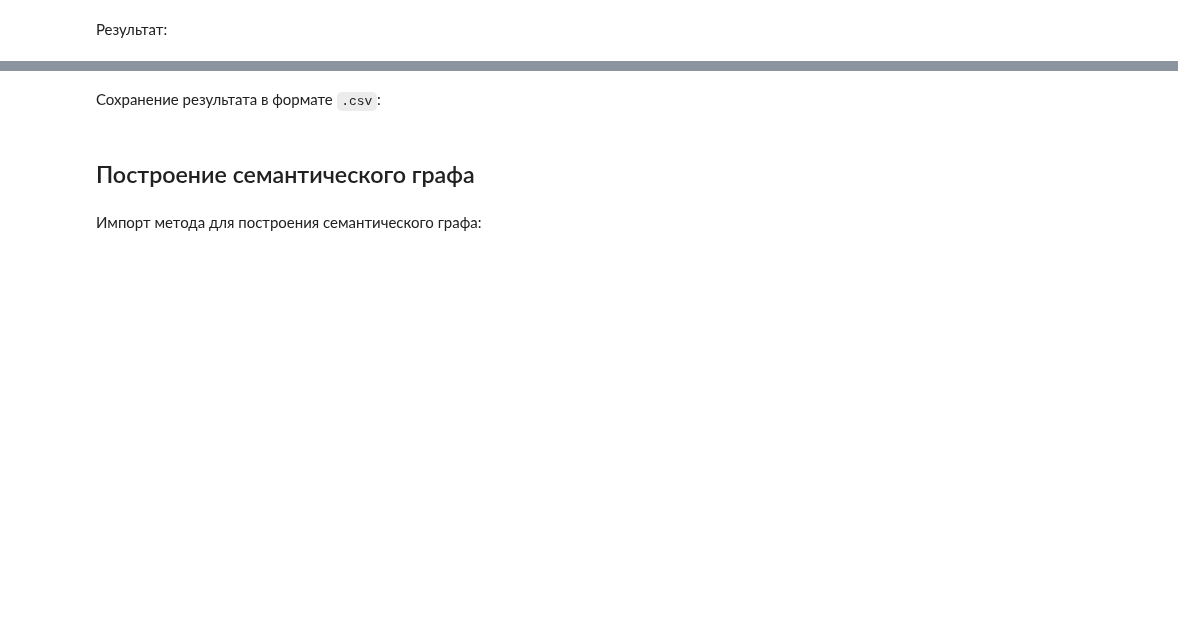
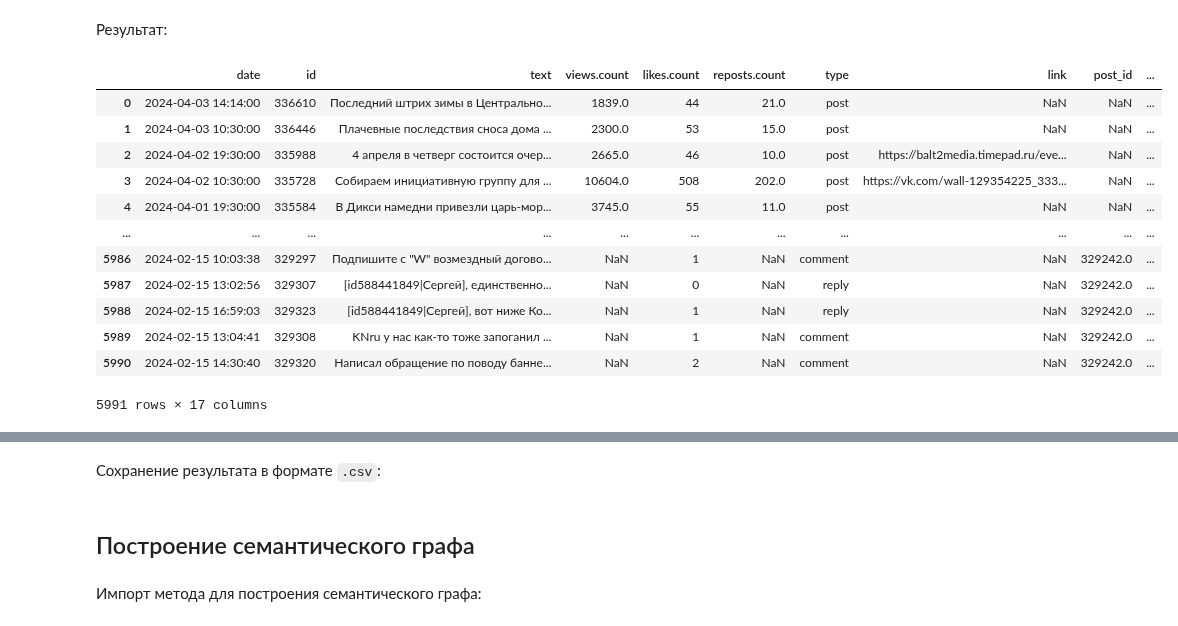
Before and after one commit to Sandrro/sloyka, a Jupyter notebook: examples/pipeline_sloyka.ipynb, the cells around one changed output, grey strips where cells are left out. Drawn from its saved outputs; the diff is of its cells as text; code cells hidden in the pictures; blank space fills up the shorter version.

```diff
--- a/examples/pipeline_sloyka.ipynb
+++ b/examples/pipeline_sloyka.ipynb
@@ -152,5 +184,21 @@ res = geocoder.run(df=posts, text_column='text')
 # %% [markdown]
 Результат:
+# %%
+post
+# %% [output]
+|  | date | id | text | views.count | likes.count | reposts.count | type | link | post_id | ... |
+| 0 | 2024-04-03 14:14:00 | 336610 | Последний штрих зимы в Центрально... | 1839.0 | 44 | 21.0 | post | NaN | NaN | ... |
+| 1 | 2024-04-03 10:30:00 | 336446 | Плачевные последствия сноса дома ... | 2300.0 | 53 | 15.0 | post | NaN | NaN | ... |
+| 2 | 2024-04-02 19:30:00 | 335988 | 4 апреля в четверг состоится очер... | 2665.0 | 46 | 10.0 | post | https://balt2media.timepad.ru/eve... | NaN | ... |
+| 3 | 2024-04-02 10:30:00 | 335728 | Собираем инициативную группу для ... | 10604.0 | 508 | 202.0 | post | https://vk.com/wall-129354225_333... | NaN | ... |
+| 4 | 2024-04-01 19:30:00 | 335584 | В Дикси намедни привезли царь-мор... | 3745.0 | 55 | 11.0 | post | NaN | NaN | ... |
+| ... | ... | ... | ... | ... | ... | ... | ... | ... | ... | ... |
+| 5986 | 2024-02-15 10:03:38 | 329297 | Подпишите с "W" возмездный догово... | NaN | 1 | NaN | comment | NaN | 329242.0 | ... |
+| 5987 | 2024-02-15 13:02:56 | 329307 | [id588441849|Сергей], единственно... | NaN | 0 | NaN | reply | NaN | 329242.0 | ... |
+| 5988 | 2024-02-15 16:59:03 | 329323 | [id588441849|Сергей], вот ниже Ко... | NaN | 1 | NaN | reply | NaN | 329242.0 | ... |
+| 5989 | 2024-02-15 13:04:41 | 329308 | KNru у нас как-то тоже запоганил ... | NaN | 1 | NaN | comment | NaN | 329242.0 | ... |
+| 5990 | 2024-02-15 14:30:40 | 329320 | Написал обращение по поводу банне... | NaN | 2 | NaN | comment | NaN | 329242.0 | ... |
+5991 rows × 17 columns
 # %%
 res
 # %% [output]
```
Also changed, not shown: parts of 12 cells of this notebook, 1 other file.
